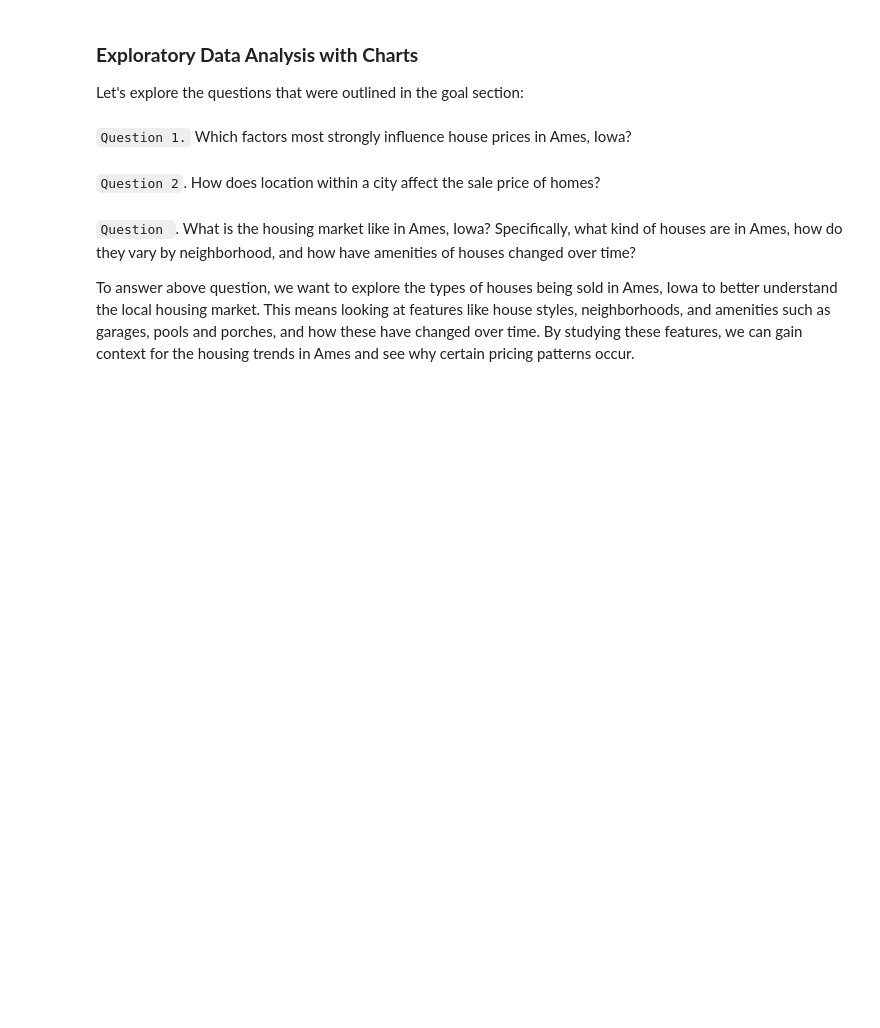
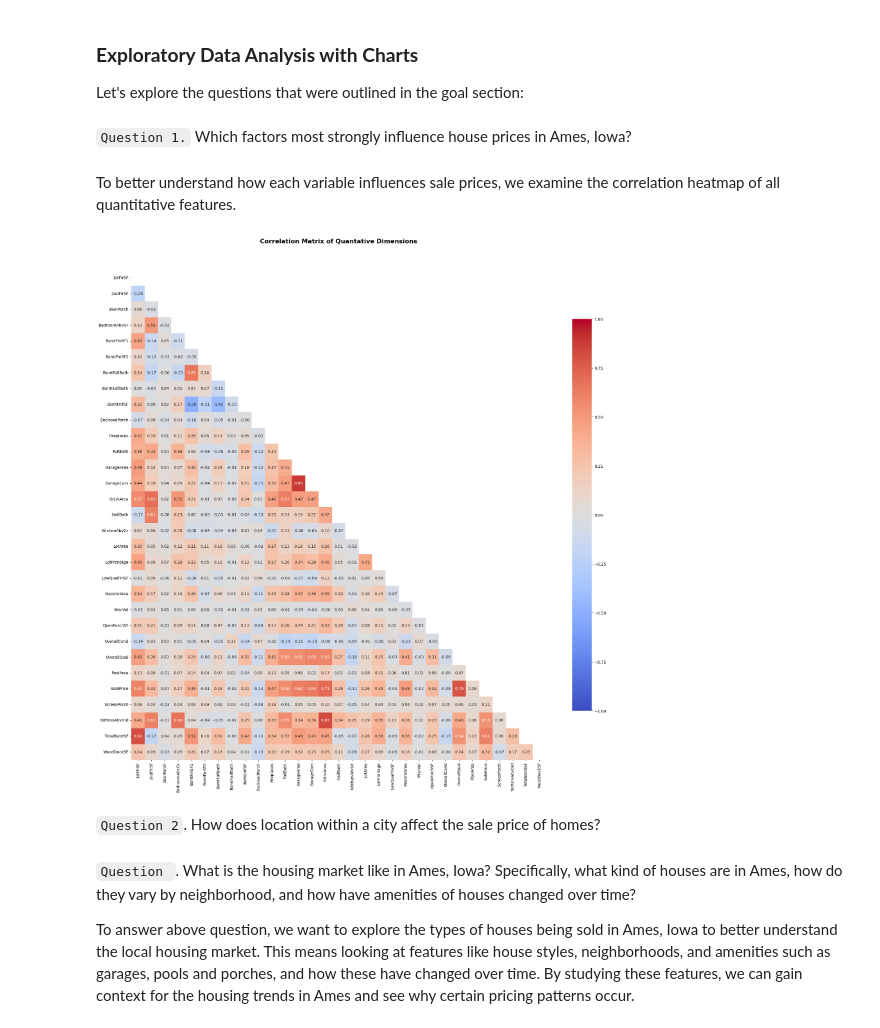
Before and after one commit to annugit1655/Real-Estate-Price-Prediction, a Jupyter notebook: Real-Estate-Price-Prediction/notebooks/EDA-house-part-1.ipynb, the cells around one changed output. Drawn from its saved outputs; the diff is of its cells as text; code cells hidden in the pictures; blank space fills up the shorter version.

Commit message:
corr_matrix

```diff
--- a/Real-Estate-Price-Prediction/notebooks/EDA-house-part-1.ipynb
+++ b/Real-Estate-Price-Prediction/notebooks/EDA-house-part-1.ipynb
@@ -291,6 +293,33 @@ df_descb.style.apply(highlight_repeats)
 Let's explore the questions that were outlined in the goal section:
 # %% [markdown]
 `Question 1.` Which factors most strongly influence house prices in Ames, Iowa?
+# %% [markdown]
+To better understand how each variable influences sale prices, we examine the correlation heatmap of all quantitative features.
+# %%
+# Compute correlaton matrix
+# select only numeric features other than time related dimensions
+num_cols = df_train.select_dtypes("number").columns.difference(['Id', 'YearBuilt', 'YearRemodAdd', 'YrSold', 'MoSold','MSSubClass', 'GarageYrBlt'])
+num_df = df_train[num_cols]
+
+# Compute Correlation Matrix
+corr_df = num_df.corr()
+
+# Visualization
+fig, ax = plt.subplots(figsize=(20, 20))
+mask = np.triu(np.ones_like(corr_df, dtype='bool'))
+sns.heatmap(
+    corr_df, mask=mask,
+    cmap='coolwarm', cbar=True,
+    cbar_kws={'shrink' : .8},
+    vmin=-1, vmax=1, annot=True, fmt=".2f", ax=ax
+)
+
+ax.set_title("Correlation Matrix of Quantative Dimensions", fontsize=16, fontweight='bold', y=1.05)
+
+plt.tight_layout()
+plt.show()
+# %% [output]
+[figure, added]
 # %% [markdown]
 `Question 2`. How does location within a city affect the sale price of homes?
 # %% [markdown]
```
Also changed, not shown: parts of 3 cells of this notebook.
